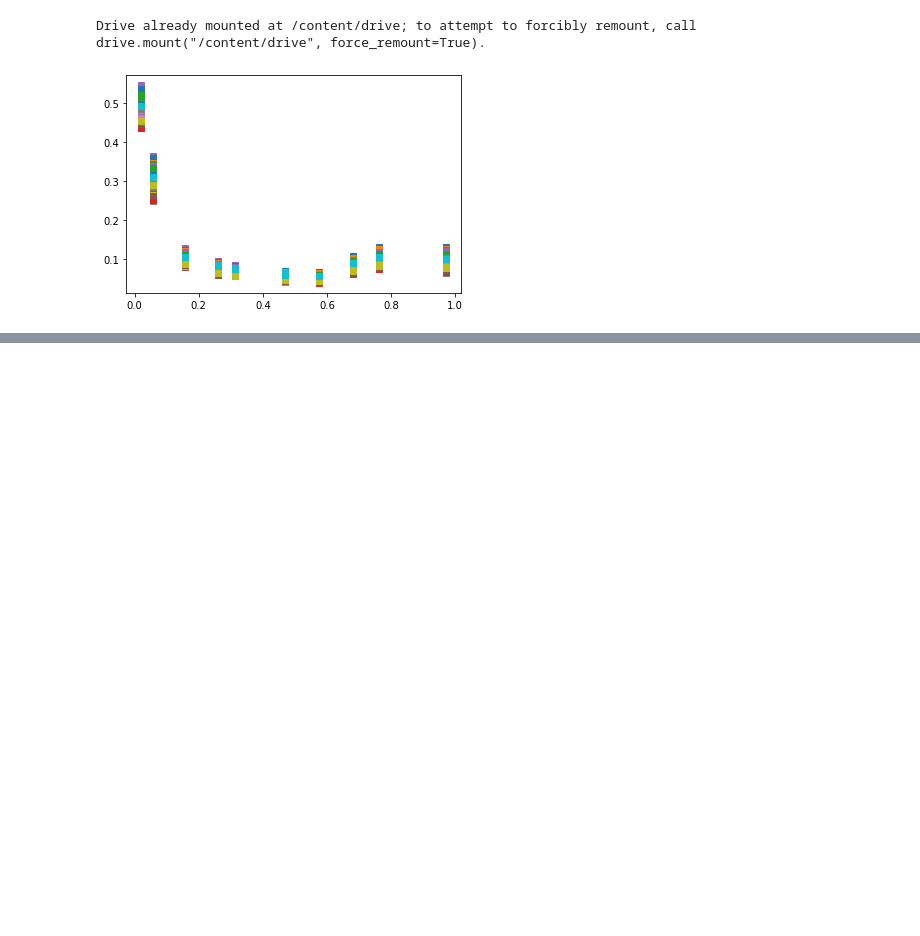
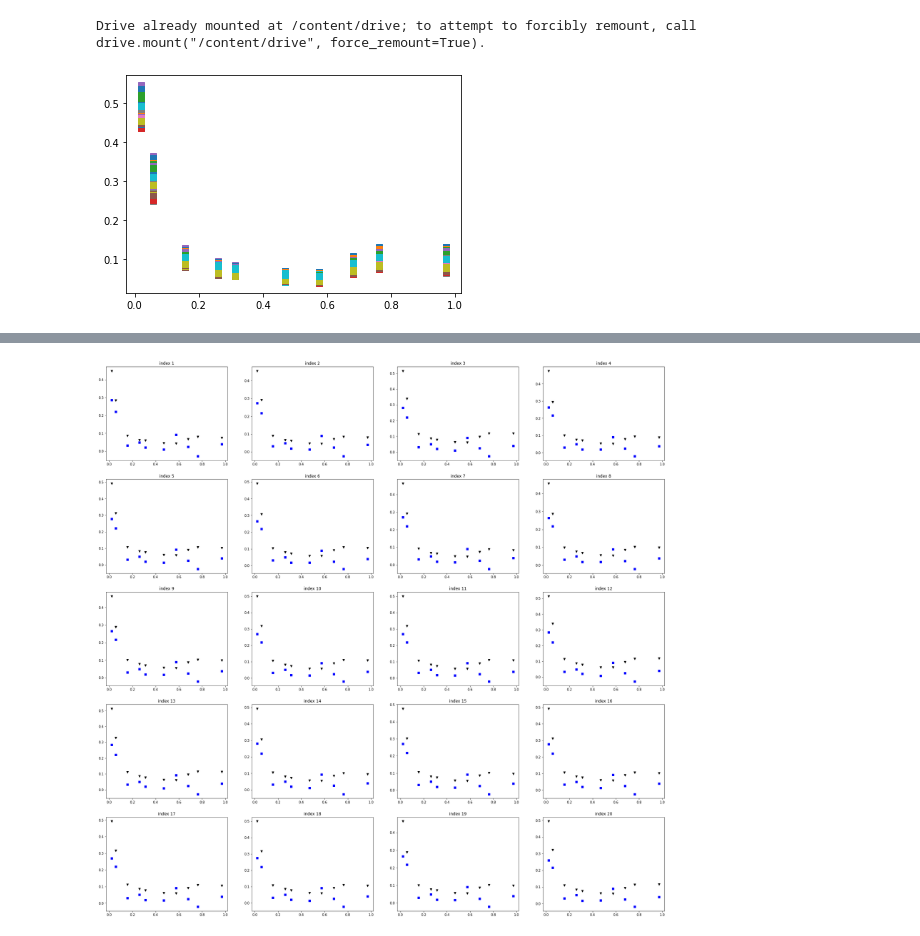
Before and after one commit to bominwang/inviscid-viscid-flow-correct-neural-network, a Jupyter notebook: HB_2_SURFACE_PRESSURE_PRED.ipynb, the cells around one changed output, grey strips where cells are left out. Cells and saved outputs as stored; diff of their text form; code cells hidden in the pictures; blank space fills up the shorter version.

```diff
--- a/HB_2_SURFACE_PRESSURE_PRED.ipynb
+++ b/HB_2_SURFACE_PRESSURE_PRED.ipynb
@@ -145,0 +119,94 @@ inviscid_nn(
+# %%
+# 输出合理性验证
+# 黑色为试验数据
+# 蓝色为网络预测数据
+inviscid_model.eval()
+position = torch.from_numpy(positions[1, :]).reshape(1,10)
+index = torch.randint(0, 50, [20,1])
+val_ins = test_data_ins[index, :]
+val_labs = test_data_labs[index, :]
+val_pred = inviscid_model(val_ins.reshape(-1, 2).to(torch.float32))
+plt.figure(figsize=(30, 30))
+fig1 = plt.subplot(5, 4, 1)
+plt.plot(position, val_labs[0, :],'kv')
+plt.plot(position, val_pred[0, :].reshape(1,10).detach().numpy(),'bs')
+fig1.set_title('index 1')
+fig2 = plt.subplot(5, 4, 2)
+plt.plot(position, val_labs[1, :],'kv')
+plt.plot(position, val_pred[1, :].reshape(1,10).detach().numpy(),'bs')
+fig2.set_title('index 2')
+fig3 = plt.subplot(5, 4, 3)
+plt.plot(position, val_labs[2, :],'kv')
+plt.plot(position, val_pred[2, :].reshape(1,10).detach().numpy(),'bs')
+fig3.set_title('index 3')
+fig4 = plt.subplot(5, 4, 4)
+plt.plot(position, val_labs[3, :],'kv')
+plt.plot(position, val_pred[3, :].reshape(1,10).detach().numpy(),'bs')
+fig4.set_title('index 4')
+fig5 = plt.subplot(5, 4, 5)
+plt.plot(position, val_labs[4, :],'kv')
+plt.plot(position, val_pred[4, :].reshape(1,10).detach().numpy(),'bs')
+fig5.set_title('index 5')
+fig6 = plt.subplot(5, 4, 6)
+plt.plot(position, val_labs[5, :],'kv')
+plt.plot(position, val_pred[5, :].reshape(1,10).detach().numpy(),'bs')
+fig6.set_title('index 6')
+fig7 = plt.subplot(5, 4, 7)
+plt.plot(position, val_labs[6, :],'kv')
+plt.plot(position, val_pred[6, :].reshape(1,10).detach().numpy(),'bs')
+fig7.set_title('index 7')
+fig8 = plt.subplot(5, 4, 8)
+plt.plot(position, val_labs[7, :],'kv')
+plt.plot(position, val_pred[7, :].reshape(1,10).detach().numpy(),'bs')
+fig8.set_title('index 8')
+fig9 = plt.subplot(5, 4, 9)
+plt.plot(position, val_labs[8, :],'kv')
+plt.plot(position, val_pred[8, :].reshape(1,10).detach().numpy(),'bs')
+fig9.set_title('index 9')
+fig10 = plt.subplot(5, 4, 10)
+plt.plot(position, val_labs[9, :],'kv')
+plt.plot(position, val_pred[9, :].reshape(1,10).detach().numpy(),'bs')
+fig10.set_title('index 10')
+fig11 = plt.subplot(5, 4, 11)
+plt.plot(position, val_labs[10, :],'kv')
+plt.plot(position, val_pred[10, :].reshape(1,10).detach().numpy(),'bs')
+fig11.set_title('index 11')
+fig12 = plt.subplot(5, 4, 12)
+plt.plot(position, val_labs[11, :],'kv')
+plt.plot(position, val_pred[11, :].reshape(1,10).detach().numpy(),'bs')
+fig12.set_title('index 12')
+fig13 = plt.subplot(5, 4, 13)
+plt.plot(position, val_labs[12, :],'kv')
+plt.plot(position, val_pred[12, :].reshape(1,10).detach().numpy(),'bs')
+fig13.set_title('index 13')
+fig14 = plt.subplot(5, 4, 14)
+plt.plot(position, val_labs[13, :],'kv')
+plt.plot(position, val_pred[13, :].reshape(1,10).detach().numpy(),'bs')
+fig14.set_title('index 14')
+fig15 = plt.subplot(5, 4, 15)
+plt.plot(position, val_labs[14, :],'kv')
+plt.plot(position, val_pred[14, :].reshape(1,10).detach().numpy(),'bs')
+fig15.set_title('index 15')
+fig16 = plt.subplot(5, 4, 16)
+plt.plot(position, val_labs[15, :],'kv')
+plt.plot(position, val_pred[15, :].reshape(1,10).detach().numpy(),'bs')
+fig16.set_title('index 16')
+fig17 = plt.subplot(5, 4, 17)
+plt.plot(position, val_labs[16, :],'kv')
+plt.plot(position, val_pred[16, :].reshape(1,10).detach().numpy(),'bs')
+fig17.set_title('index 17')
+fig18 = plt.subplot(5, 4, 18)
+plt.plot(position, val_labs[17, :],'kv')
+plt.plot(position, val_pred[17, :].reshape(1,10).detach().numpy(),'bs')
+fig18.set_title('index 18')
+fig19 = plt.subplot(5, 4, 19)
+plt.plot(position, val_labs[18, :],'kv')
+plt.plot(position, val_pred[18, :].reshape(1,10).detach().numpy(),'bs')
+fig19.set_title('index 19')
+fig20 = plt.subplot(5, 4, 20)
+plt.plot(position, val_labs[19, :],'kv')
+plt.plot(position, val_pred[19, :].reshape(1,10).detach().numpy(),'bs')
+fig20.set_title('index 20')
+plt.show()
+# %% [output]
+[figure, added]
```
Also changed, not shown: parts of 3 cells of this notebook.
